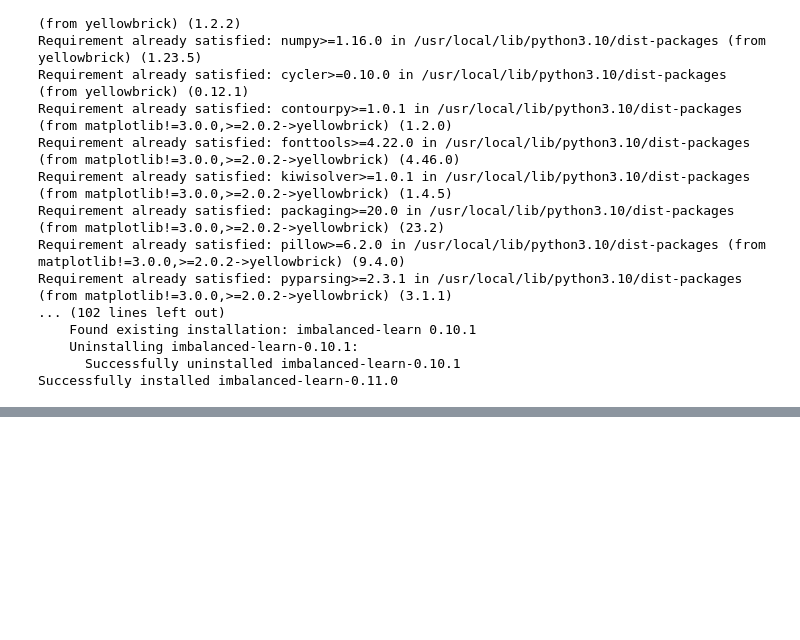
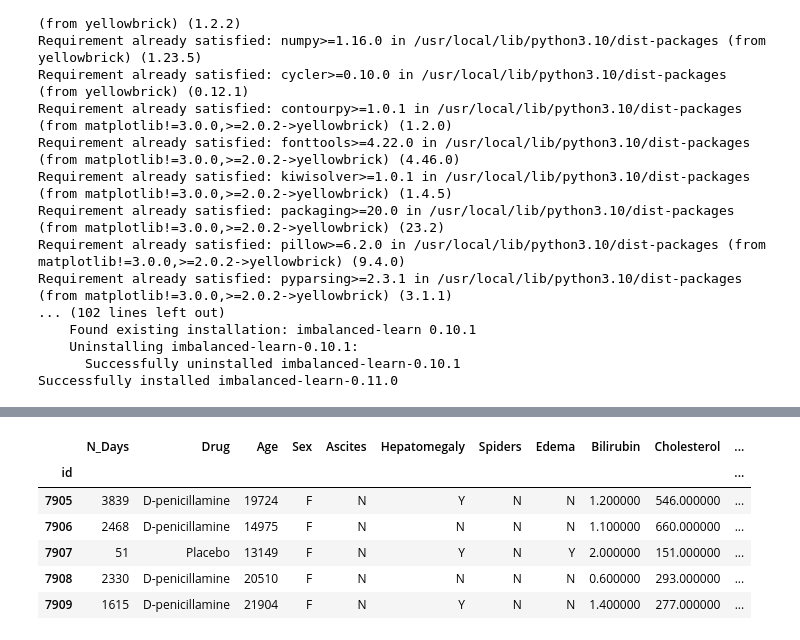
Before and after one commit to M1kE01/s3e26_kaggle, a Jupyter notebook: s3e26.ipynb, the cells around one changed output, grey strips where cells are left out. Cells and saved outputs as stored; diff of their text form; code cells hidden in the pictures; blank space fills up the shorter version.

```diff
--- a/s3e26.ipynb
+++ b/s3e26.ipynb
@@ -1709,0 +2017,10 @@ n_imp_features_lgbm=get_most_important_features(X_train.reset_index(drop=True),
+# %%
+test.head().style.background_gradient(cmap='Reds')
+# %% [output]
+|  | N_Days | Drug | Age | Sex | Ascites | Hepatomegaly | Spiders | Edema | Bilirubin | Cholesterol | ... |
+| id |  |  |  |  |  |  |  |  |  |  | ... |
+| 7905 | 3839 | D-penicillamine | 19724 | F | N | Y | N | N | 1.200000 | 546.000000 | ... |
+| 7906 | 2468 | D-penicillamine | 14975 | F | N | N | N | N | 1.100000 | 660.000000 | ... |
+| 7907 | 51 | Placebo | 13149 | F | N | Y | N | Y | 2.000000 | 151.000000 | ... |
+| 7908 | 2330 | D-penicillamine | 20510 | F | N | N | N | N | 0.600000 | 293.000000 | ... |
+| 7909 | 1615 | D-penicillamine | 21904 | F | N | Y | N | N | 1.400000 | 277.000000 | ... |
```
Also changed, not shown: parts of 8 cells of this notebook.
